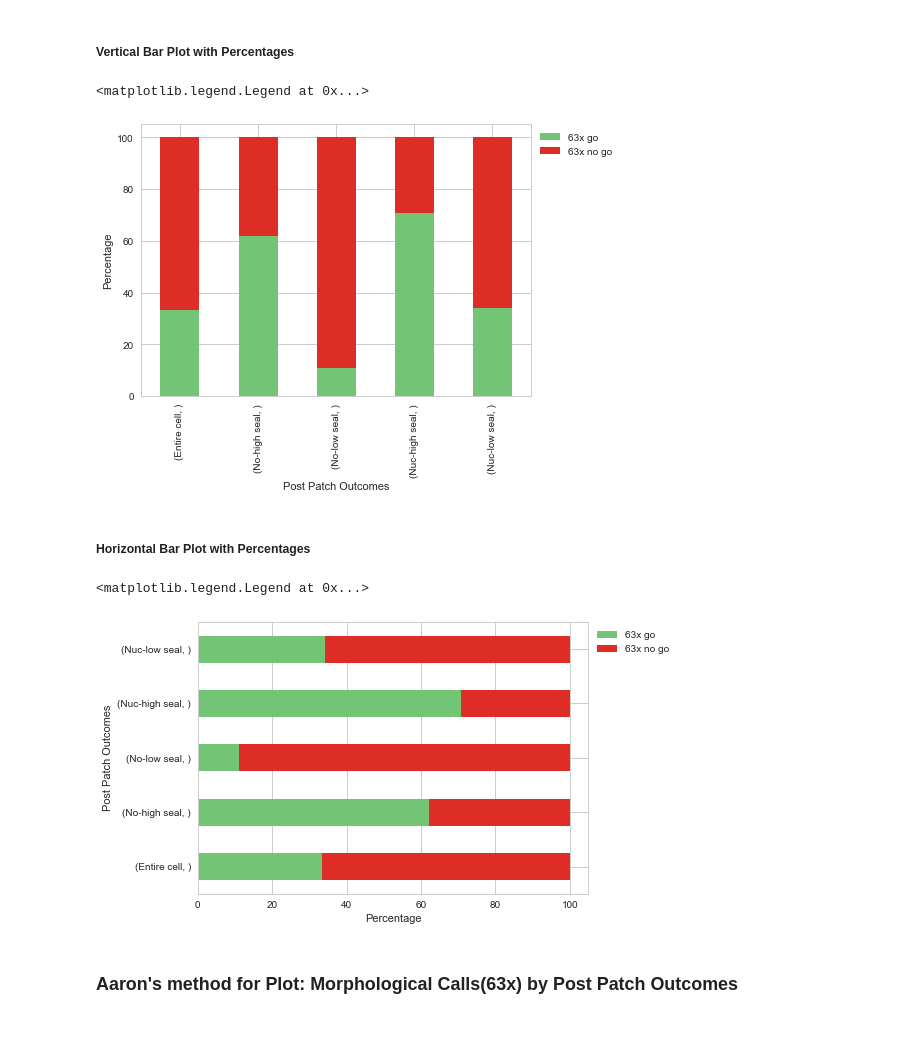
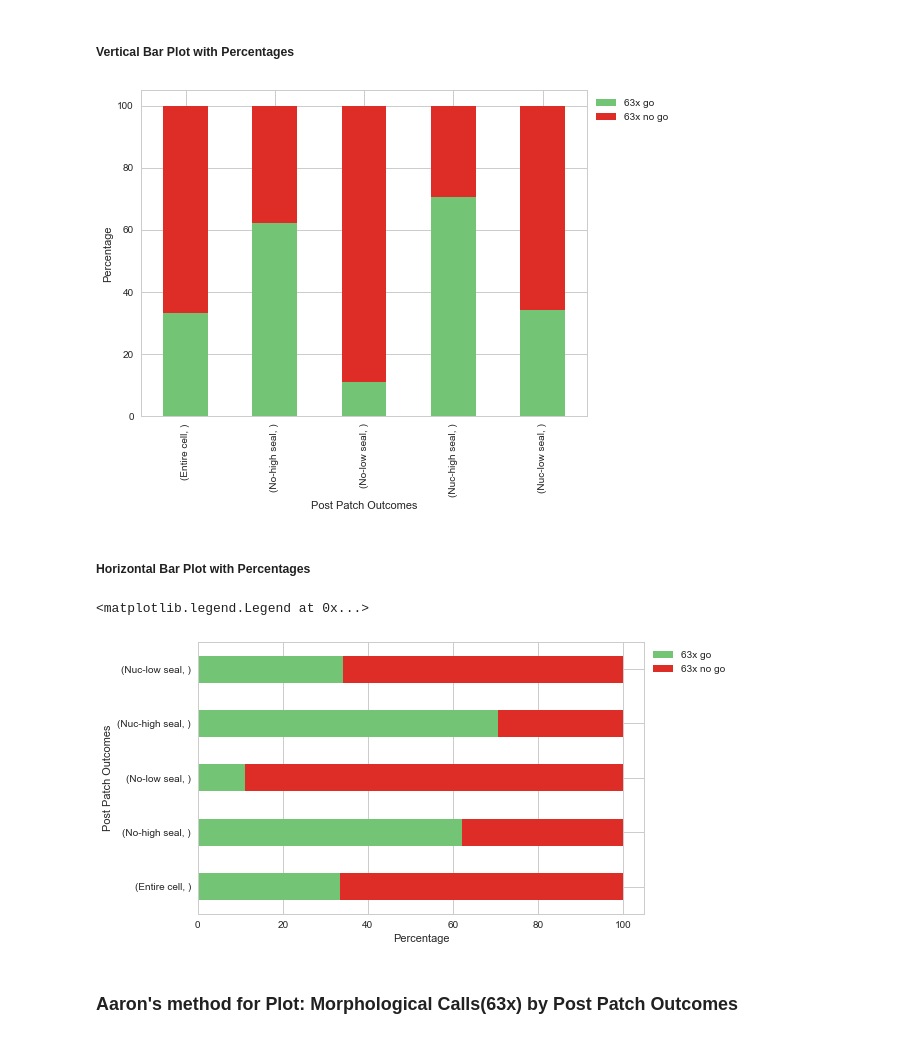
Before and after one commit to ramr24/Personal, a Jupyter notebook: Analysis-Morphological Calls(63x) by Post Patch Outcomes.ipynb, the cells around one changed output. Drawn from its saved outputs; the diff is of its cells as text; code cells hidden in the pictures.

Commit message:
update graphs

```diff
--- a/Analysis-Morphological Calls(63x) by Post Patch Outcomes.ipynb
+++ b/Analysis-Morphological Calls(63x) by Post Patch Outcomes.ipynb
@@ -453,27 +453,27 @@ final_df1
 my_colors = ['#74c476', '#de2d26']
 bp = final_df1.plot.bar(stacked = True,
                         color = my_colors,
-                        figsize= (7,5))
+                        figsize= (8,6))
 
 bp.set(xlabel = 'Post Patch Outcomes', ylabel = 'Percentage')
 bp.legend(loc = 0, bbox_to_anchor=(1, 1))
+plt.savefig('Stacked_Percentage_Barplot_M_by_PP')
 # %% [output]
-<matplotlib.legend.Legend at 0x...>
-[figure, old version]
+[figure, new version]
 # %% [markdown]
 ##### Horizontal Bar Plot with Percentages
 # %%
 my_colors = ['#74c476', '#de2d26']
 bp = final_df1.plot(kind = 'barh',
                     stacked = True,
                     color = my_colors,
-                    figsize= (7,5))
+                    figsize= (8,5))
 
 bp.set(xlabel = 'Percentage', ylabel = 'Post Patch Outcomes')
 bp.legend(loc = 0, bbox_to_anchor=(1, 1))
 # %% [output]
 <matplotlib.legend.Legend at 0x...>
-[figure, old version]
+[figure, new version]
 # %% [markdown]
 ### Aaron's method for Plot: Morphological Calls(63x) by Post Patch Outcomes
 # %%
```
Also changed, not shown: parts of 1 cell of this notebook, 2 other files.
